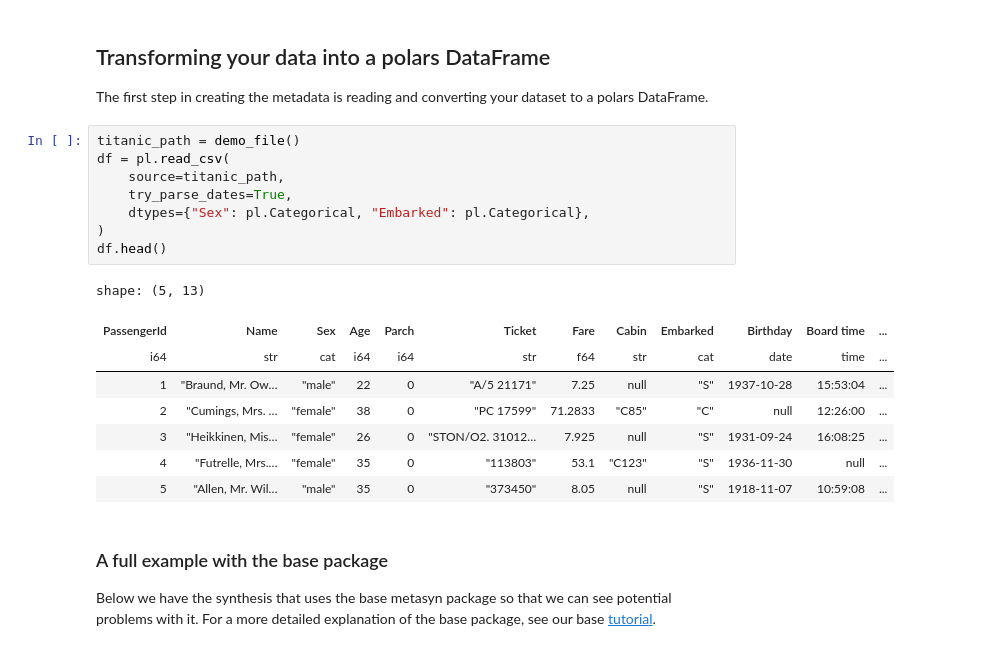
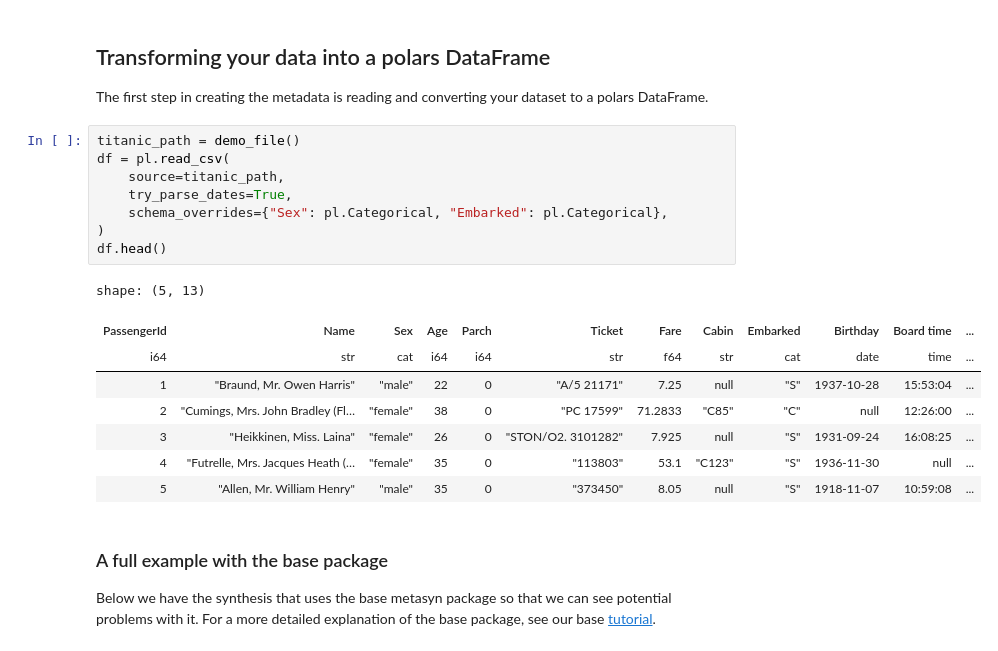
Before and after one commit to sodascience/metasyn-disclosure-control, a Jupyter notebook: examples/tutorial.ipynb, the cells around one changed output. Saved outputs shown, nothing was run; the diff lists cells and outputs as text.

Commit message:
Dtypes is deprecated/removed in polars 0.20.31 (#41)
* Dtypes is deprecated/removed in polars 0.20.31
* Fix NA distribution

```diff
--- a/examples/tutorial.ipynb
+++ b/examples/tutorial.ipynb
@@ -24,20 +24,20 @@ The first step in creating the metadata is reading and converting your dataset t
 # %%
 titanic_path = demo_file()
 df = pl.read_csv(
     source=titanic_path,
     try_parse_dates=True,
-    dtypes={"Sex": pl.Categorical, "Embarked": pl.Categorical},
+    schema_overrides={"Sex": pl.Categorical, "Embarked": pl.Categorical},
 )
 df.head()
 # %% [output]
 shape: (5, 13)
 | PassengerId | Name | Sex | Age | Parch | Ticket | Fare | Cabin | Embarked | Birthday | Board time | ... |
 | i64 | str | cat | i64 | i64 | str | f64 | str | cat | date | time | ... |
-| 1 | "Braund, Mr. Ow… | "male" | 22 | 0 | "A/5 21171" | 7.25 | null | "S" | 1937-10-28 | 15:53:04 | ... |
-| 2 | "Cumings, Mrs. … | "female" | 38 | 0 | "PC 17599" | 71.2833 | "C85" | "C" | null | 12:26:00 | ... |
-| 3 | "Heikkinen, Mis… | "female" | 26 | 0 | "STON/O2. 31012… | 7.925 | null | "S" | 1931-09-24 | 16:08:25 | ... |
-| 4 | "Futrelle, Mrs.… | "female" | 35 | 0 | "113803" | 53.1 | "C123" | "S" | 1936-11-30 | null | ... |
-| 5 | "Allen, Mr. Wil… | "male" | 35 | 0 | "373450" | 8.05 | null | "S" | 1918-11-07 | 10:59:08 | ... |
+| 1 | "Braund, Mr. Owen Harris" | "male" | 22 | 0 | "A/5 21171" | 7.25 | null | "S" | 1937-10-28 | 15:53:04 | ... |
+| 2 | "Cumings, Mrs. John Bradley (Fl… | "female" | 38 | 0 | "PC 17599" | 71.2833 | "C85" | "C" | null | 12:26:00 | ... |
+| 3 | "Heikkinen, Miss. Laina" | "female" | 26 | 0 | "STON/O2. 3101282" | 7.925 | null | "S" | 1931-09-24 | 16:08:25 | ... |
+| 4 | "Futrelle, Mrs. Jacques Heath (… | "female" | 35 | 0 | "113803" | 53.1 | "C123" | "S" | 1936-11-30 | null | ... |
+| 5 | "Allen, Mr. William Henry" | "male" | 35 | 0 | "373450" | 8.05 | null | "S" | 1918-11-07 | 10:59:08 | ... |
 # %% [markdown]
 ### A full example with the base package
 
```
Also changed, not shown: parts of 4 cells of this notebook, 5 other files.
